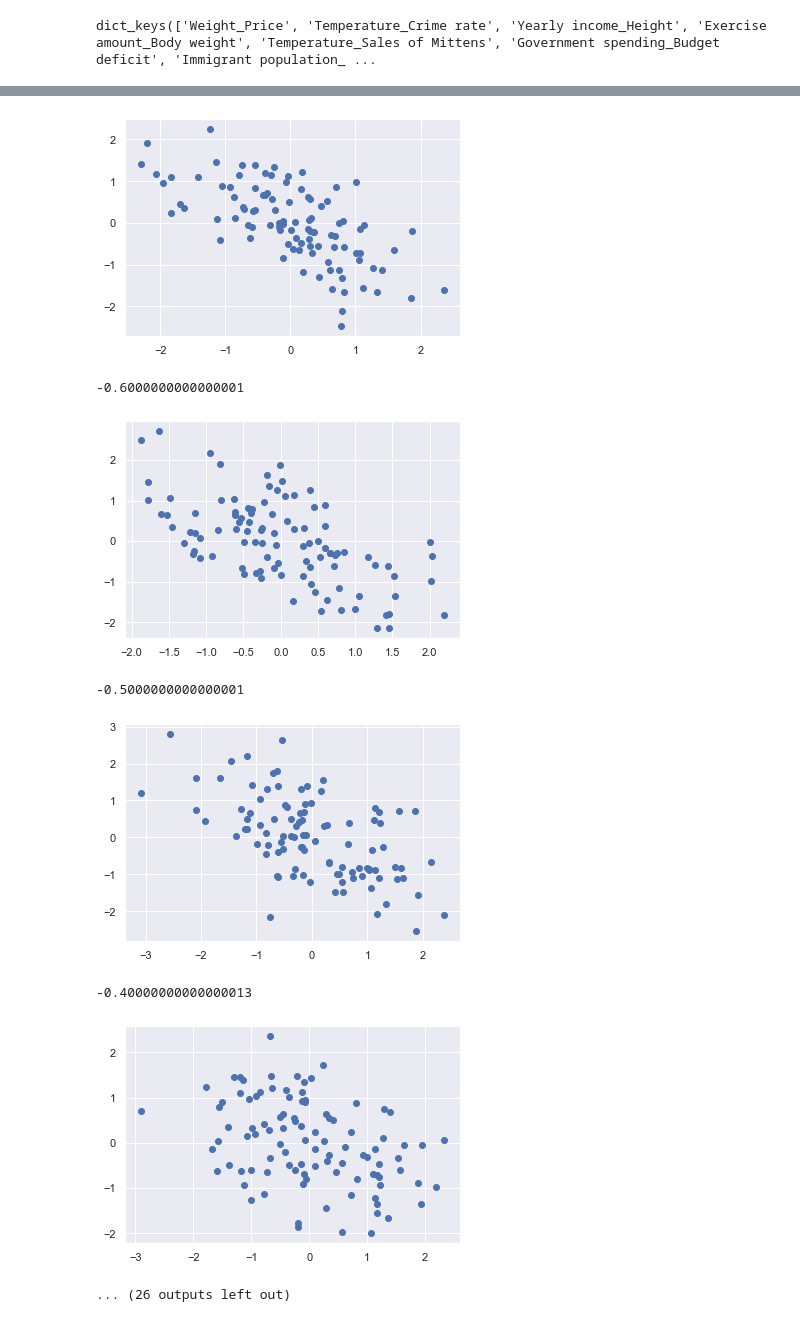
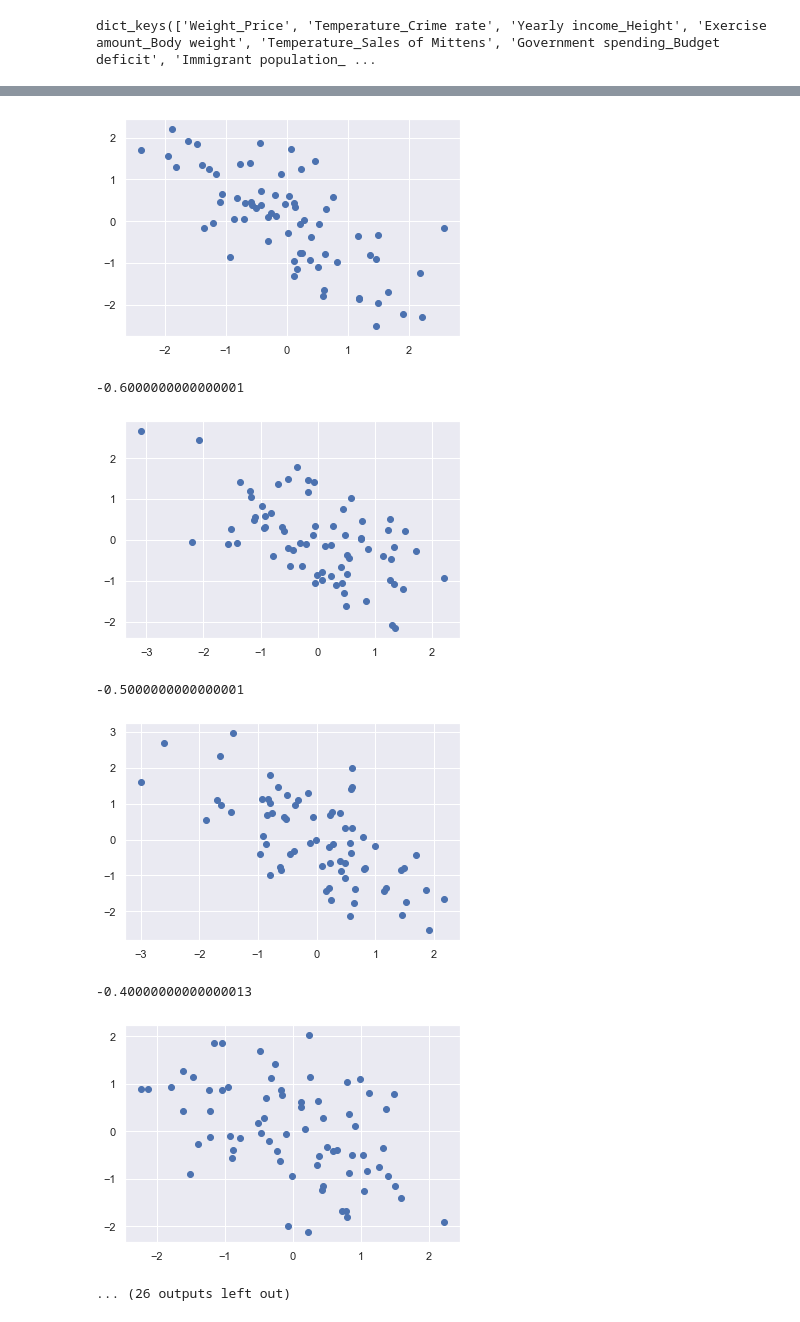
Before and after one commit to alireza116/newconfbias, a Jupyter notebook: public/data/Untitled.ipynb, the cells around one changed output, grey strips where cells are left out. Cells and saved outputs as stored; diff of their text form; code cells hidden in the pictures.

```diff
--- a/public/data/Untitled.ipynb
+++ b/public/data/Untitled.ipynb
@@ -85,7 +85,7 @@ for rho in np.arange(-0.9,0.91,0.1):
     if np.abs(rho) < 0.000001:
         rho = 0.0
     print(rho)
-    data = generateDataset(rho)
+    data = generateDataset(rho,n=70)
     testData[rho] = data
 # %% [output]
 -0.9
@@ -95,10 +95,10 @@ for rho in np.arange(-0.9,0.91,0.1):
 -0.7000000000000001
-[figure, old version]
+[figure, new version]
 -0.6000000000000001
-[figure, old version]
+[figure, new version]
 -0.5000000000000001
-[figure, old version]
+[figure, new version]
 -0.40000000000000013
-[figure, old version]
+[figure, new version]
 ... (26 outputs left out)
 # %%
```
Also changed, not shown: parts of 2 cells of this notebook, 9 other files.
